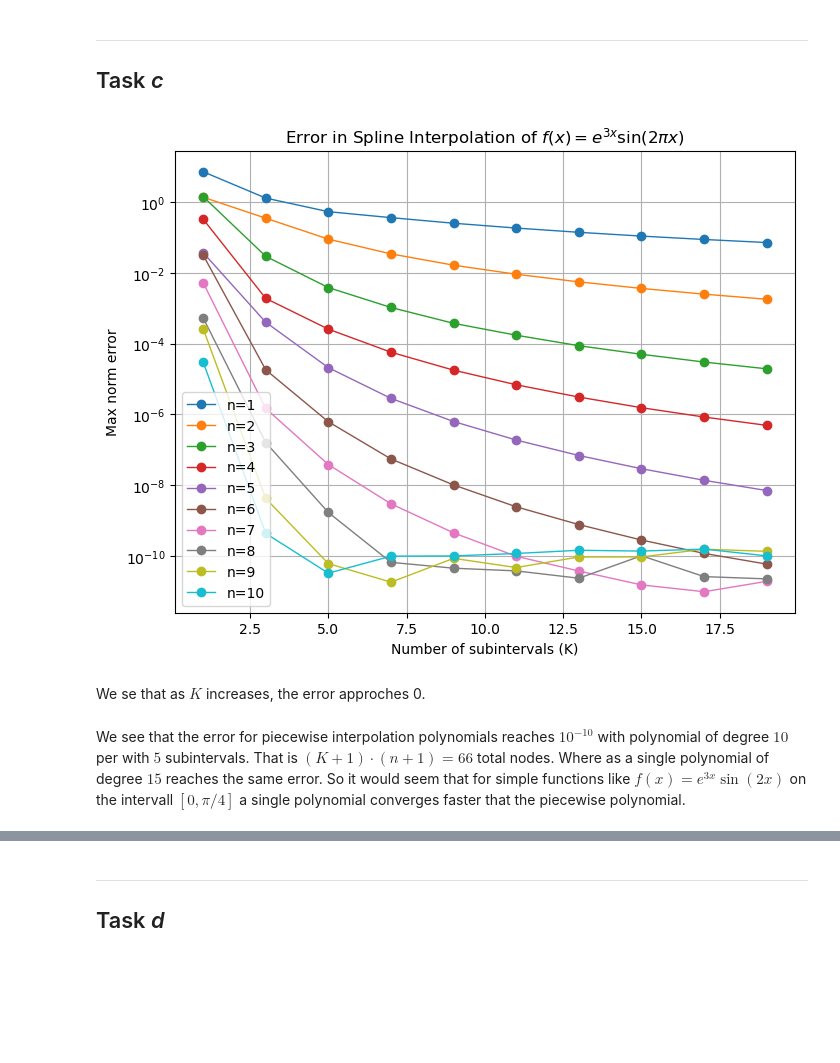
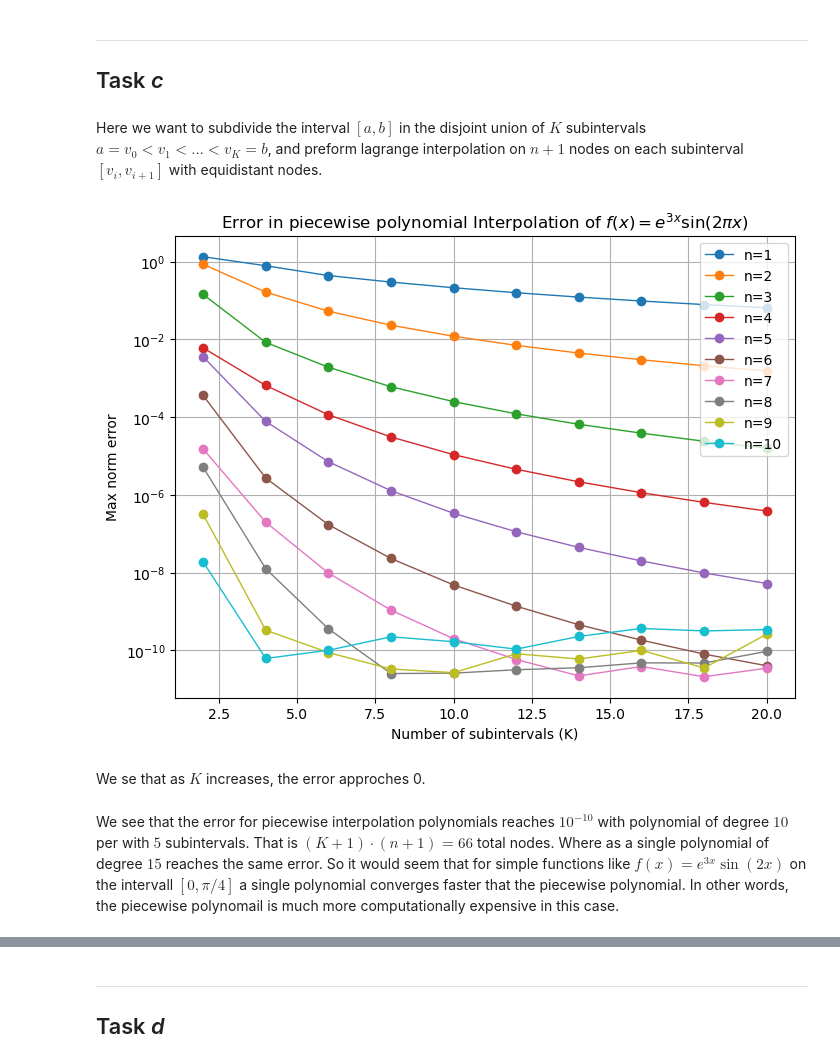
Before and after one commit to Benj181/NTNU-courses, a Jupyter notebook: NumMat/project01/report.ipynb, the cells around one changed output, grey strips where cells are left out. Drawn from its saved outputs; the diff is of its cells as text; code cells hidden in the pictures; blank space fills up the shorter version.

```diff
--- a/NumMat/project01/report.ipynb
+++ b/NumMat/project01/report.ipynb
@@ -345,6 +346,8 @@ The figures show the empirical interpolation error in the $L^\infty$ and $L^2$ n
 # %% [markdown]
 ___
 ## Task *c*
+# %% [markdown]
+Here we want to subdivide the interval $[a, b]$ in the disjoint union of $K$ subintervals $a = v_0 < v_1 < \dots < v_K = b$, and preform lagrange interpolation on $n + 1$ nodes on each subinterval $[v_i, v_{i+1}]$ with equidistant nodes.
 # %%
 def splines(K, n, a, b, f):
     """
@@ -413,30 +416,30 @@ def error_splines(K, n, a, b, f, N):
     err_max = np.max(np.abs(f_vals - spline_vals)) # max norm error
     return err_max
 # %%
-a, b = 0, np.pi/4 # interval
+a, b = 0, np.pi/4
 f = lambda x: np.exp(3*x)*np.sin(2*np.pi*x)
-K_values = range(1, 21, 2)
+K_values = range(2, 22, 2)
 
 for n in tqdm.tqdm(range(1, 11)):
     errs = []
     for K in K_values:
         errs.append(error_splines(K, n, a, b, f, K*n*10))
 
     errs = np.array(errs)
     plt.semilogy(K_values, errs, 'o-' , label=f'n={n}')
 
 plt.xlabel('Number of subintervals (K)')
 plt.ylabel('Max norm error')
-plt.title(r'Error in Spline Interpolation of $f(x) = e^{3x} \sin(2\pi x)$')
+plt.title(r'Error in piecewise polynomial Interpolation of $f(x) = e^{3x} \sin(2\pi x)$')
 plt.grid(True)
 plt.legend()
 plt.show()
 # %% [output]
-[figure, old version]
+[figure, new version]
 # %% [markdown]
 We se that as $K$ increases, the error approches 0.
 # %% [markdown]
-We see that the error for piecewise interpolation polynomials reaches $10^{-10}$ with polynomial of degree $10$ per with $5$ subintervals. That is $(K + 1) \cdot (n + 1) = 66$ total nodes. Where as a single polynomial of degree $15$ reaches the same error. So it would seem that for simple functions like $ f(x) = e^{3x}\sin(2x)$ on the intervall $[0,\pi/4]$ a single polynomial converges faster that the piecewise polynomial.
+We see that the error for piecewise interpolation polynomials reaches $10^{-10}$ with polynomial of degree $10$ per with $5$ subintervals. That is $(K + 1) \cdot (n + 1) = 66$ total nodes. Where as a single polynomial of degree $15$ reaches the same error. So it would seem that for simple functions like $ f(x) = e^{3x}\sin(2x)$ on the intervall $[0,\pi/4]$ a single polynomial converges faster that the piecewise polynomial. In other words, the piecewise polynomail is much more computationally expensive in this case.
 # %%
 a, b = -5, 5 # interval
 f = lambda x: 1 / (1 + x**2) # Runge's function
```
Also changed, not shown: parts of 18 cells of this notebook.
